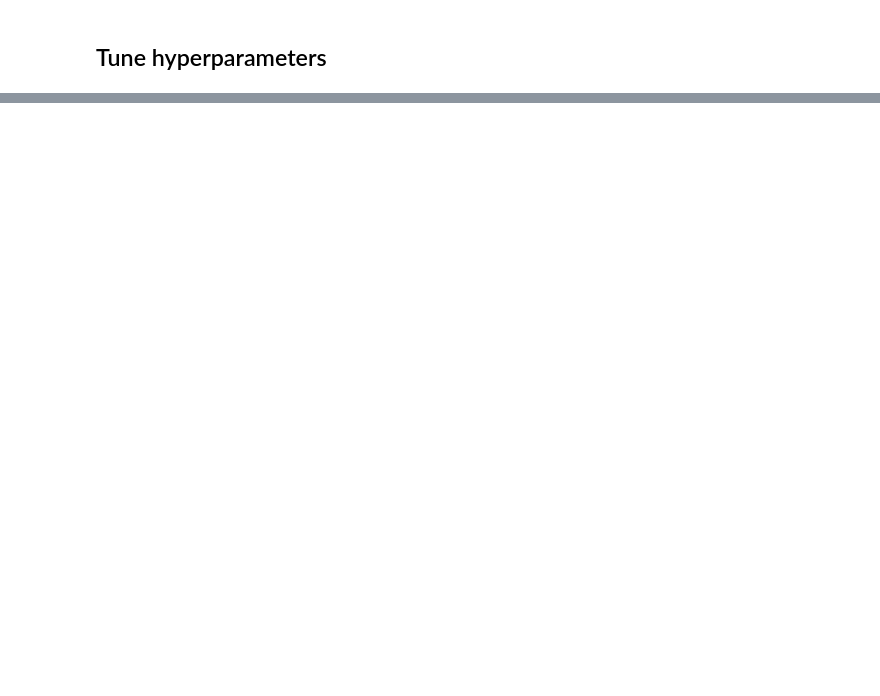
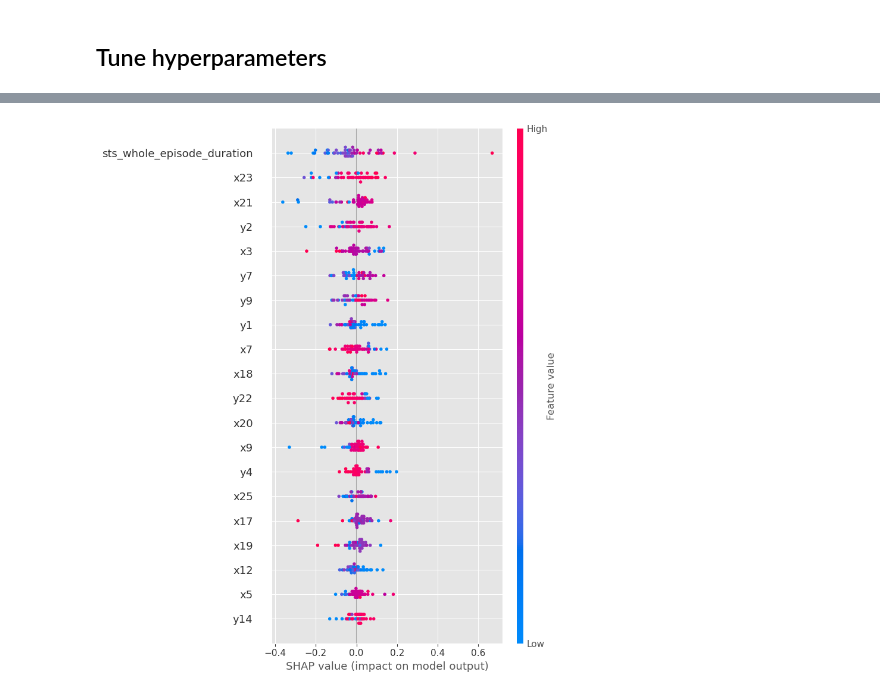
Before and after one commit to suhrudp/REMAP, a Jupyter notebook: train_lstm_sts.ipynb, the cells around one changed output, grey strips where cells are left out. Cells and saved outputs as stored; diff of their text form; code cells hidden in the pictures; blank space fills up the shorter version.

```diff
--- a/train_lstm_sts.ipynb
+++ b/train_lstm_sts.ipynb
@@ -398,0 +678,24 @@ The predictions for the new data are: ['PD']
+# %%
+background = train_data.sample(100)[features].values
+
+def model_predict(inputs):
+    inputs = torch.tensor(inputs, dtype=torch.float32).to(device)
+    model.eval()
+    with torch.no_grad():
+        sequences = inputs.view(inputs.shape[0], -1, len(features))
+        patient_ids = torch.zeros(inputs.shape[0], dtype=torch.int64).to(device)
+        outputs = model(sequences, patient_ids)
+        probabilities = nn.functional.softmax(outputs, dim=1)
+    return probabilities.cpu().numpy()
+explainer = shap.KernelExplainer(model_predict, background)
+
+explainer = shap.KernelExplainer(model_predict, background)
+
+test_sample = test_data.sample(10)[features].values
+
+shap_values = explainer.shap_values(test_sample)
+
+shap.initjs()
+
+# for class 0
+shap.force_plot(explainer.expected_value[0], shap_values[0][:, 0], test_sample[0], feature_names=features)
@@ -398,0 +809,22 @@ The predictions for the new data are: ['PD']
+# %%
+def model_predict(inputs):
+    inputs = torch.tensor(inputs, dtype=torch.float32).to(device)
+    model.eval()
+    with torch.no_grad():
+        sequences = inputs.view(inputs.shape[0], -1, len(features))
+        patient_ids = torch.zeros(inputs.shape[0], dtype=torch.int64).to(device)
+        outputs = model(sequences, patient_ids)
+        probabilities = nn.functional.softmax(outputs, dim=1)
+    return probabilities.cpu().numpy()
+
+shap_sample = train_data.sample(50, random_state=73)
+shap_sample_features = shap_sample[features].values
+
+explainer = shap.KernelExplainer(model_predict, background)
+shap_values = explainer.shap_values(shap_sample_features)
+
+shap_values_class_1 = shap_values[:, :, 1]
+
+shap.summary_plot(shap_values_class_1, shap_sample_features, feature_names=features)
+# %% [output]
+[figure, added]
```
Also changed, not shown: parts of 29 cells of this notebook, 2 other files.
